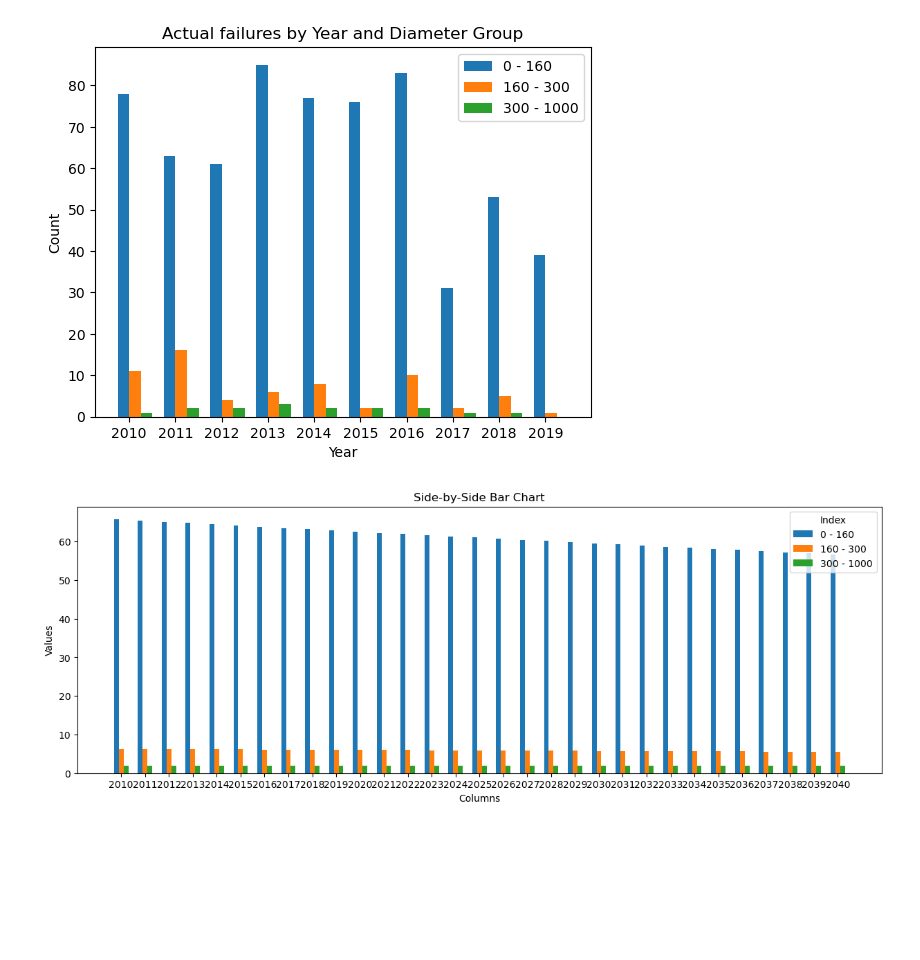
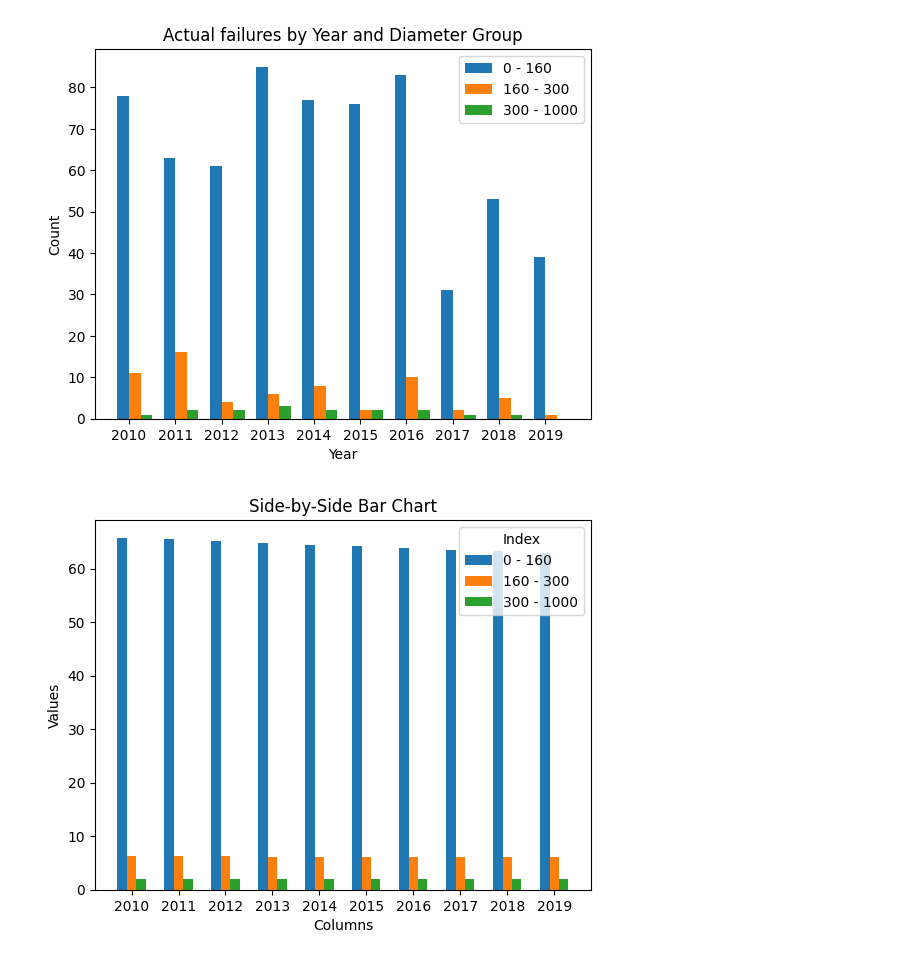
Before and after one commit to jipsteiger/ENVM1601, a Jupyter notebook: Failure_modelling/simple_model.ipynb, the cells around one changed output. Drawn from its saved outputs; the diff is of its cells as text; code cells hidden in the pictures; blank space fills up the shorter version.

Commit message:
RTC and Failure

```diff
--- a/Failure_modelling/simple_model.ipynb
+++ b/Failure_modelling/simple_model.ipynb
@@ -64,7 +64,7 @@ for key in survival_functions.keys():
     pipes_df = pipe_train[pipe_train.Diameter_group == key]
 
     # Initialize a dictionary to count failures by year
-    failure_counts = {year: 0 for year in range(2010, 2040)}
+    failure_counts = {year: 0 for year in range(2010, 2020)}
 
     # Function to interpolate survival probability
     def get_survival_probability(t, survival_df):
@@ -76,7 +76,7 @@ for key in survival_functions.keys():
     # Calculate failure years for each pipe
     for _, row in pipes_df.iterrows():
         construction_year = row['Aanlegjaar']
-        for year in range(2010, 2040):
+        for year in range(2010, 2020):
             age_at_year = year - construction_year
             if age_at_year >= 0:
                 survival_probability = get_survival_probability(age_at_year, survival_function_df)
@@ -96,7 +96,7 @@ ax = failure_counts_df.plot(kind='bar', width=0.8, figsize=(10, 6))
 
 ax.set_xlabel('Year')
 ax.set_ylabel('Number of Failures')
-ax.set_title('Pipe Failures by Year (2010-2090) for Different Diameters')
+ax.set_title('Pipe Failures by Year (2010-2019) for Different Diameters')
 ax.legend(title='Diameter Group')
 
 plt.show()
@@ -146,12 +146,12 @@ ax.legend()
 
 plt.show()
 # %% [output]
-[figure, old version]
+[figure, new version]
 # %%
 failures = pd.DataFrame()
 pipe_length = pipe_train.groupby(pipe_train['Diameter_group'])['Lengte'].sum() / 1000
 pipe_length_mean = pipe_train.groupby(pipe_train['Diameter_group'])['Lengte'].mean() / 1000
-for year in range(2010, 2041):
+for year in range(2010, 2020):
     for dia, fail in zip(failure_train.Diameter_group.unique(), failure_train.Diameter_group_failurerate.unique()):
         number_of_failures = pipe_length[dia] * fail
         pipe_length[dia] = pipe_length[dia] -  number_of_failures * pipe_length_mean[dia]
@@ -163,32 +163,32 @@ df = failures
 n_bars = len(df.columns)
 # Number of groups (original columns)
 n_groups = len(df.index)
 
 # Create a figure and an axis
-fig, ax = plt.subplots(figsize=(15,5))
+fig, ax = plt.subplots()
 
 # Bar width
 bar_width = 0.2
 
 # Positions of the groups on the x-axis
 indices = np.arange(n_groups)
 
 # Plotting the bars
 for i, column in enumerate(df.columns):
     bar_positions = indices + i * bar_width
     ax.bar(bar_positions, df[column], bar_width, label=column)
 
 # Set the position of the x ticks
 ax.set_xticks(indices + bar_width * (n_bars - 1) / 2)
 ax.set_xticklabels(df.index)
 
 # Adding labels and title
 ax.set_xlabel('Columns')
 ax.set_ylabel('Values')
 ax.set_title('Side-by-Side Bar Chart')
 ax.legend(title='Index')
 
 # Show the plot
 plt.show()
 # %% [output]
-[figure, old version]
+[figure, new version]
```
Also changed, not shown: parts of 1 cell of this notebook, 20 other files.
